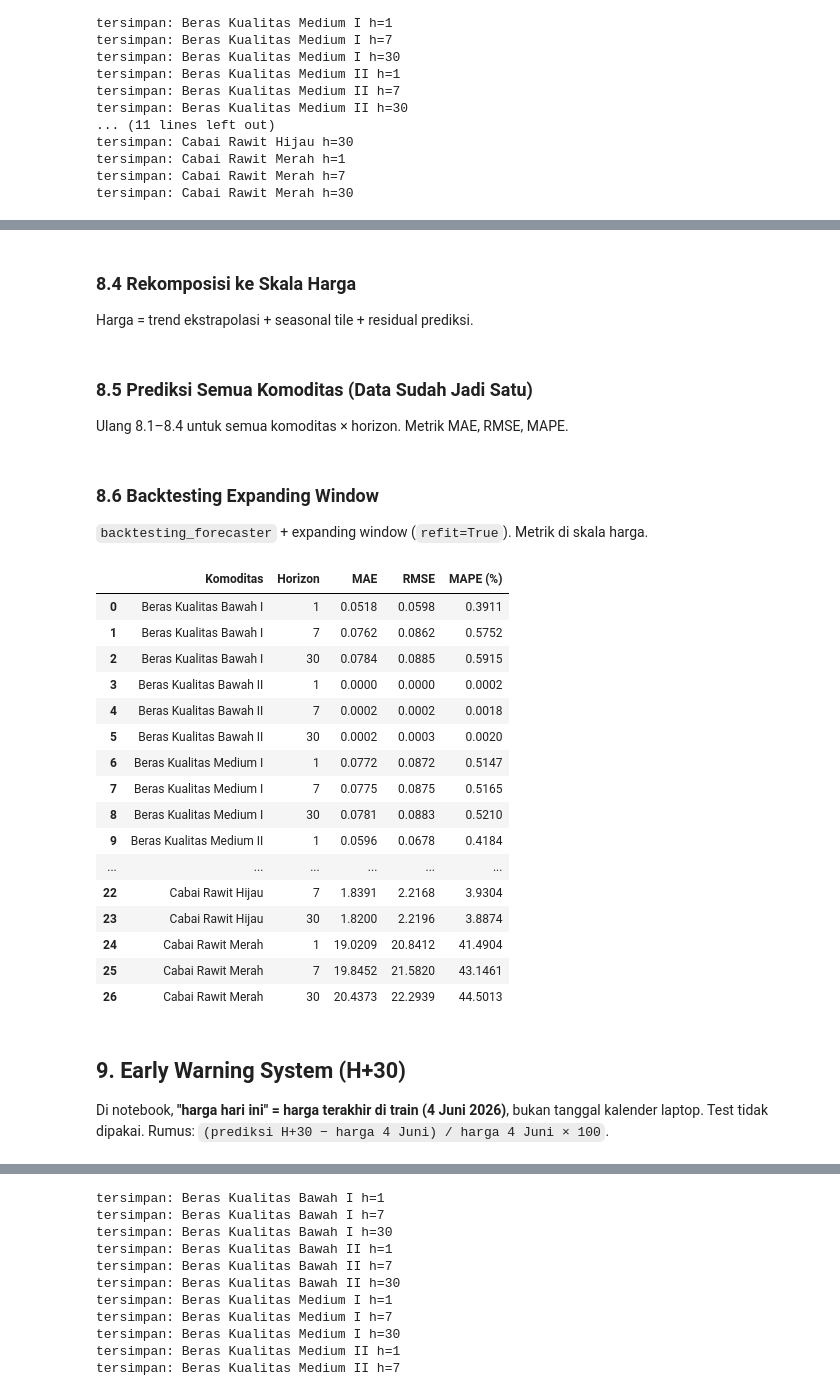
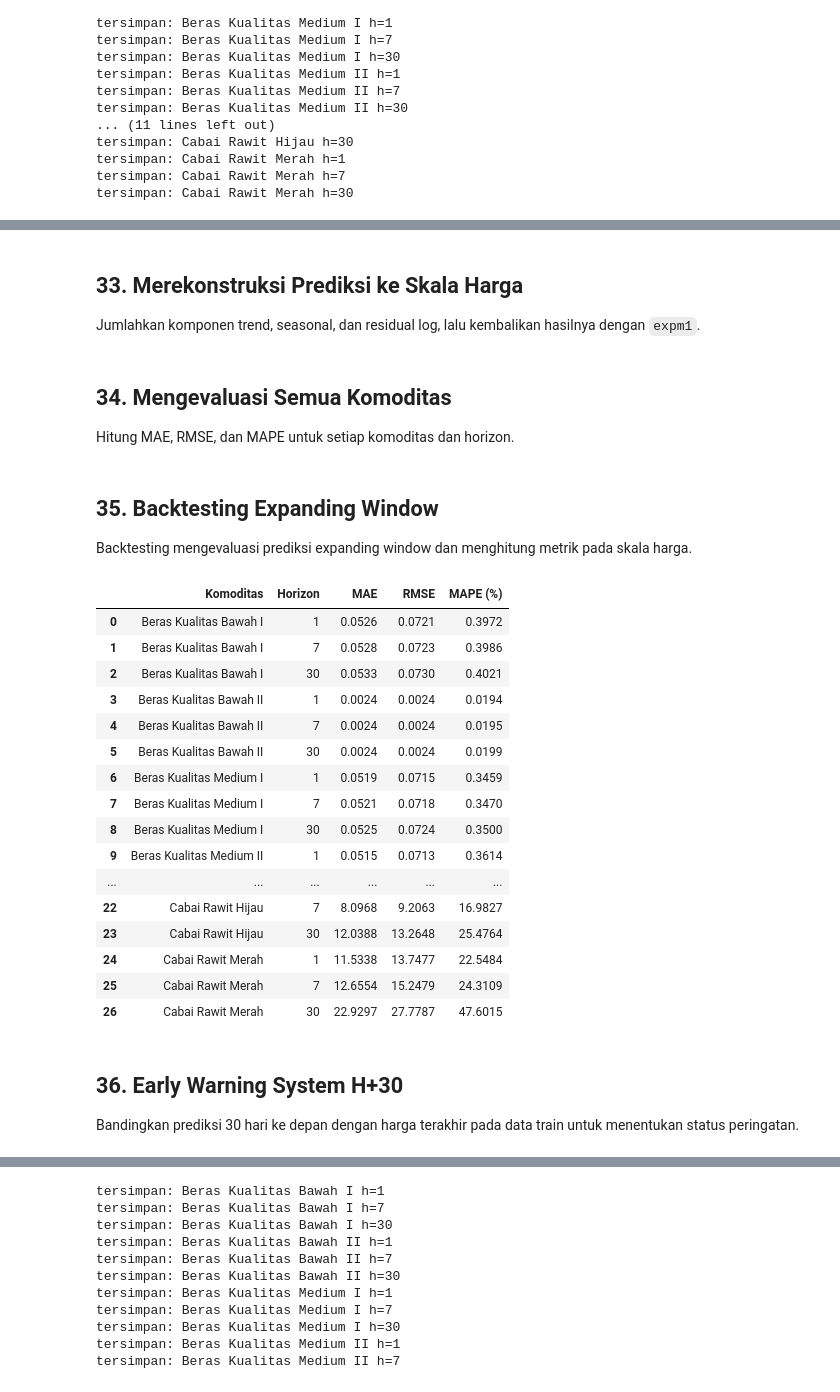
Before and after one commit to YosiaCoKR/pangan-forecasting, a Jupyter notebook: webapp/research/code.ipynb, the cells around one changed output, grey strips where cells are left out. Saved outputs shown, nothing was run; the diff lists cells and outputs as text; code cells hidden in the pictures.

Commit message:
update: coba parameter untuk ligthgbm
mencoba mengubah parameter dan jangka parameter. membuat split lebih awal sebelum interpolasi.

```diff
--- a/webapp/research/code.ipynb
+++ b/webapp/research/code.ipynb
@@ -281,7 +356,7 @@ Uji stasioner dengan konstanta dan tren.
 # %%
 for col in comodity_cols:
     result = adfuller(
-        df_cleaned[col].dropna(),
+        df_cleaned.loc[raw_train.index, col].dropna(),
         maxlag=None,
         regression="ct",
         autolag="AIC",
@@ -386 +406,11 @@ MSTL per komoditas di train (test 60 hari dikunci). Trend diekstrapolasi; season
+# %%
+log_transformation = FunctionTransformer(
+    func=np.log1p, inverse_func=np.expm1, check_inverse=True
+)
+
+df_cleaned_log = pd.DataFrame(
+    log_transformation.fit_transform(df_cleaned[comodity_cols]),
+    index=df_cleaned.index,
+    columns=comodity_cols,
+)
 # %%
@@ -545,6 +580,7 @@ for col in comodity_cols:
             steps=h,
             window_features=window_features,
             calendar_features=calendar_features,
+            transformer_y=StandardScaler(),
         )
         forecaster_default.fit(y=decomp_by_col[col]["residual_train"])
         forecasters_default[col][h] = forecaster_default
@@ -608,6 +626,7 @@ def running_for_ga(y, steps, window_features, calendar_features):
                     lags=[1, 7, 30],
                     window_features=window_features,
                     calendar_features=calendar_features,
+                    transformer_y=StandardScaler(),
                 )
                 forecaster_cv.fit(y=y_train)
                 residual_pred = np.asarray(forecaster_cv.predict(steps=steps)).ravel()[
@@ -637,7 +656,8 @@ def running_for_ga(y, steps, window_features, calendar_features):
     def on_generation(ga_instance):
         best_fitness = np.max(ga_instance.last_generation_fitness)
         print(
-            f"Generation {ga_instance.generations_completed}: Best MAPE (harga) = {-best_fitness:.2f}%"
+            f"Generation {ga_instance.generations_completed}: "
+            f"Best MAE residual (log) = {-best_fitness:.6f}"
         )
 
     genetic_algorithm_instance = pygad.GA(
@@ -864,9 +884,9 @@ Prediksi residual `h` hari ke depan.
 prediction = forecaster_eval.predict(steps=h)
 test_index_h = decomp_by_col[col]["price_test"].index[:h]
 # %% [markdown]
-### 8.4 Rekomposisi ke Skala Harga
+## 33. Merekonstruksi Prediksi ke Skala Harga
 
-Harga = trend ekstrapolasi + seasonal tile + residual prediksi.
+Jumlahkan komponen trend, seasonal, dan residual log, lalu kembalikan hasilnya dengan `expm1`.
 # %%
 residual_pred = np.asarray(prediction).ravel()[:h]
 price_pred = reconstruct_harga_test(
@@ -877,9 +897,9 @@ price_pred = reconstruct_harga_test(
 )
 actual_price = decomp_by_col[col]["price_test"].iloc[:h].to_numpy()
 # %% [markdown]
-### 8.5 Prediksi Semua Komoditas (Data Sudah Jadi Satu)
+## 34. Mengevaluasi Semua Komoditas
 
-Ulang 8.1–8.4 untuk semua komoditas × horizon. Metrik MAE, RMSE, MAPE.
+Hitung MAE, RMSE, dan MAPE untuk setiap komoditas dan horizon.
 # %%
 forecasters_eval = {}
 eval_rows = []
@@ -909,29 +929,30 @@ for col in comodity_cols:
         )
         actual_price = price_test.iloc[:h].to_numpy()
 # %% [markdown]
-### 8.6 Backtesting Expanding Window
+## 35. Backtesting Expanding Window
 
-`backtesting_forecaster` + expanding window (`refit=True`). Metrik di skala harga.
+Backtesting mengevaluasi prediksi expanding window dan menghitung metrik pada skala harga.
 # %%
 wf_rows = []
 wf_plot_rows = []
 
 for col in comodity_cols:
     residual_train = decomp_by_col[col]["residual_train"]
+    log_price_test = decomp_by_col[col]["log_price_test"]
     price_test = decomp_by_col[col]["price_test"]
     n_test = len(price_test)
 
-    component_test = pd.Series(
-        reconstruct_harga_test(
+    log_component_test = pd.Series(
+        reconstruct_log_harga_test(
             trend_model[col],
             seasonal_model[col],
             np.zeros(n_test),
             n_steps=n_test,
         ),
         index=price_test.index,
-        name=f"{col}_komponen",
+        name=f"{col}_komponen_log",
     )
-    residual_test_obs = (price_test - component_test).rename(col)
+    residual_test_obs = (log_price_test - log_component_test).rename(col)
 
     y_wf = pd.concat([residual_train, residual_test_obs]).asfreq("D")
 
@@ -963,61 +984,63 @@ for col in comodity_cols:
         pred_col = "pred" if "pred" in predictions.columns else predictions.columns[0]
         idx = predictions.index
 
-        price_predicted = (
-            component_test.reindex(idx).to_numpy() + predictions[pred_col].to_numpy()
+        log_price_predicted = (
+            log_component_test.reindex(idx).to_numpy()
+            + predictions[pred_col].to_numpy()
         )
+        price_predicted = np.expm1(log_price_predicted)
         price_actual = price_test.reindex(idx).to_numpy()
 
         wf_rows.append(
             {
                 "Komoditas": col,
                 "Horizon": h,
                 "MAE": mean_absolute_error(price_actual, price_predicted),
                 "RMSE": root_mean_squared_error(price_actual, price_predicted),
                 "MAPE (%)": mean_absolute_percentage_error(
                     price_actual, price_predicted
                 )
                 * 100,
             }
         )
         wf_plot_rows.extend(
             {
                 "Tanggal": tanggal,
                 "Komoditas": col,
                 "Horizon": h,
                 "Harga Aktual": actual,
                 "Harga Prediksi": predicted,
             }
             for tanggal, actual, predicted in zip(idx, price_actual, price_predicted)
         )
 
 df_walkforward = pd.DataFrame(wf_rows)
 df_walkforward_predictions = pd.DataFrame(wf_plot_rows)
 pd.set_option("display.max_rows", 50)
 pd.set_option("display.float_format", lambda x: f"{x:,.4f}")
 df_walkforward
 # %% [output]
 |  | Komoditas | Horizon | MAE | RMSE | MAPE (%) |
-| 0 | Beras Kualitas Bawah I | 1 | 0.0518 | 0.0598 | 0.3911 |
-| 1 | Beras Kualitas Bawah I | 7 | 0.0762 | 0.0862 | 0.5752 |
-| 2 | Beras Kualitas Bawah I | 30 | 0.0784 | 0.0885 | 0.5915 |
-| 3 | Beras Kualitas Bawah II | 1 | 0.0000 | 0.0000 | 0.0002 |
-| 4 | Beras Kualitas Bawah II | 7 | 0.0002 | 0.0002 | 0.0018 |
-| 5 | Beras Kualitas Bawah II | 30 | 0.0002 | 0.0003 | 0.0020 |
-| 6 | Beras Kualitas Medium I | 1 | 0.0772 | 0.0872 | 0.5147 |
-| 7 | Beras Kualitas Medium I | 7 | 0.0775 | 0.0875 | 0.5165 |
-| 8 | Beras Kualitas Medium I | 30 | 0.0781 | 0.0883 | 0.5210 |
-| 9 | Beras Kualitas Medium II | 1 | 0.0596 | 0.0678 | 0.4184 |
+| 0 | Beras Kualitas Bawah I | 1 | 0.0526 | 0.0721 | 0.3972 |
+| 1 | Beras Kualitas Bawah I | 7 | 0.0528 | 0.0723 | 0.3986 |
+| 2 | Beras Kualitas Bawah I | 30 | 0.0533 | 0.0730 | 0.4021 |
+| 3 | Beras Kualitas Bawah II | 1 | 0.0024 | 0.0024 | 0.0194 |
+| 4 | Beras Kualitas Bawah II | 7 | 0.0024 | 0.0024 | 0.0195 |
+| 5 | Beras Kualitas Bawah II | 30 | 0.0024 | 0.0024 | 0.0199 |
+| 6 | Beras Kualitas Medium I | 1 | 0.0519 | 0.0715 | 0.3459 |
+| 7 | Beras Kualitas Medium I | 7 | 0.0521 | 0.0718 | 0.3470 |
+| 8 | Beras Kualitas Medium I | 30 | 0.0525 | 0.0724 | 0.3500 |
+| 9 | Beras Kualitas Medium II | 1 | 0.0515 | 0.0713 | 0.3614 |
 | ... | ... | ... | ... | ... | ... |
-| 22 | Cabai Rawit Hijau | 7 | 1.8391 | 2.2168 | 3.9304 |
-| 23 | Cabai Rawit Hijau | 30 | 1.8200 | 2.2196 | 3.8874 |
-| 24 | Cabai Rawit Merah | 1 | 19.0209 | 20.8412 | 41.4904 |
-| 25 | Cabai Rawit Merah | 7 | 19.8452 | 21.5820 | 43.1461 |
-| 26 | Cabai Rawit Merah | 30 | 20.4373 | 22.2939 | 44.5013 |
+| 22 | Cabai Rawit Hijau | 7 | 8.0968 | 9.2063 | 16.9827 |
+| 23 | Cabai Rawit Hijau | 30 | 12.0388 | 13.2648 | 25.4764 |
+| 24 | Cabai Rawit Merah | 1 | 11.5338 | 13.7477 | 22.5484 |
+| 25 | Cabai Rawit Merah | 7 | 12.6554 | 15.2479 | 24.3109 |
+| 26 | Cabai Rawit Merah | 30 | 22.9297 | 27.7787 | 47.6015 |
 # %% [markdown]
-## 9. Early Warning System (H+30)
+## 36. Early Warning System H+30
 
-Di notebook, **"harga hari ini" = harga terakhir di train (4 Juni 2026)**, bukan tanggal kalender laptop. Test tidak dipakai. Rumus: `(prediksi H+30 − harga 4 Juni) / harga 4 Juni × 100`.
+Bandingkan prediksi 30 hari ke depan dengan harga terakhir pada data train untuk menentukan status peringatan.
 # %%
 TRESHOLD = {"Waspada": 5, "Warning": 10, "Bahaya": 20}
 h_ews = 30
```
Also changed, not shown: parts of 59 cells of this notebook, 57 other files.
